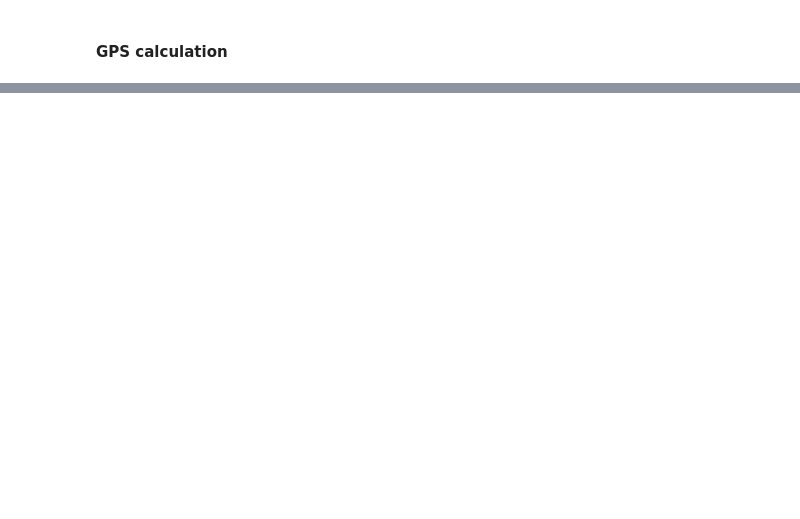
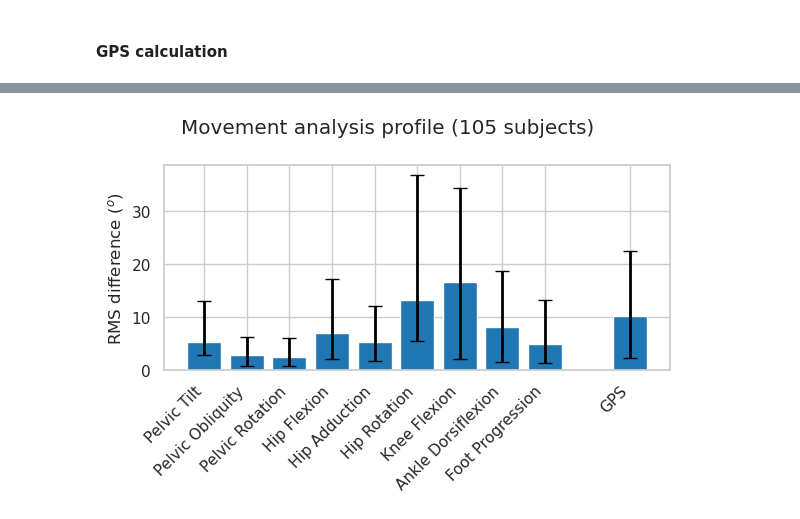
Before and after one commit to demotu/gait_score, a Jupyter notebook: notebooks/gps.ipynb, the cells around one changed output, grey strips where cells are left out. Saved outputs shown, nothing was run; the diff lists cells and outputs as text; code cells hidden in the pictures; blank space fills up the shorter version.

```diff
--- a/notebooks/gps.ipynb
+++ b/notebooks/gps.ipynb
@@ -201,4 +182,0 @@ for g in group:
-# %%
-path2 = Path(r'./../data/Erica/')
-metadata, da = read_data(path2, variable='Angle')
-display(da)
@@ -221,10 +182,0 @@ Attributes:
-# %%
-group = metadata['Group'].unique()
-assessment = metadata['Assessment'].unique()
-for g in group:
-    for a in assessment:
-        metadata2 = metadata.query('Group  == @g & Assessment == @a')
-        da2 = (da.sel(Group=g, Assessment=a).dropna(dim='Subject', how='all')
-                 .reduce(np.nanquantile, q=.5, dim='Trial')) #da.reduce(np.nanmean, dim='Trial')
-        gvs, gvs_m, gvs_std = gps_calc(da2, metadata2, labels_gps)
-        plot_gps(gvs, gvs_m, gvs_std, metadata2, path2, group=g, assessment=a, hist=True, MAP=True)
@@ -243,0 +183,4 @@ for g in group:
+# %%
+plot_gps(gvs, gvs_m, gvs_std, metadata, path2, hist=False, MAP=True)
+# %% [output]
+[figure, added]
```
Also changed, not shown: parts of 9 cells of this notebook, 2 other files.
